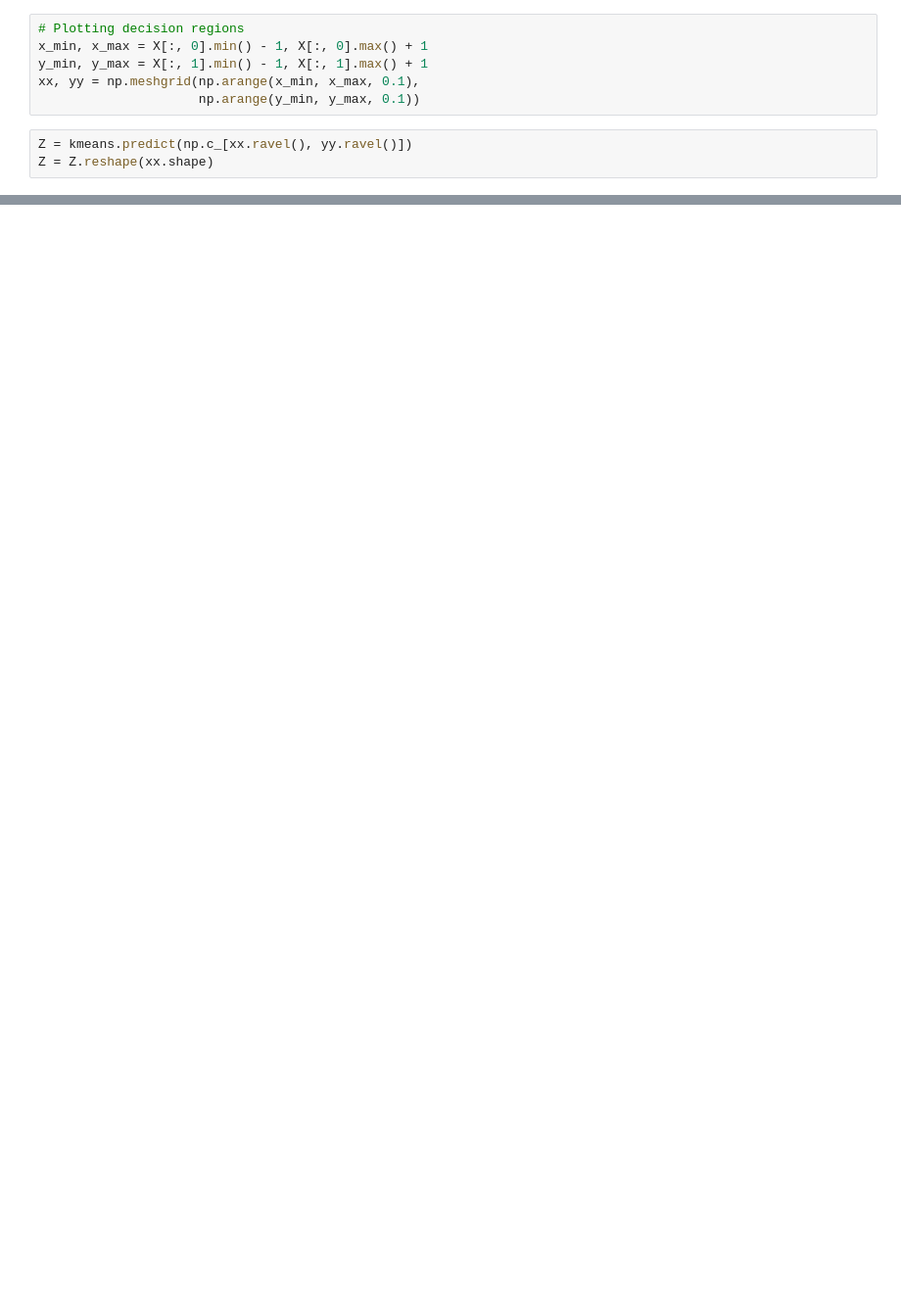
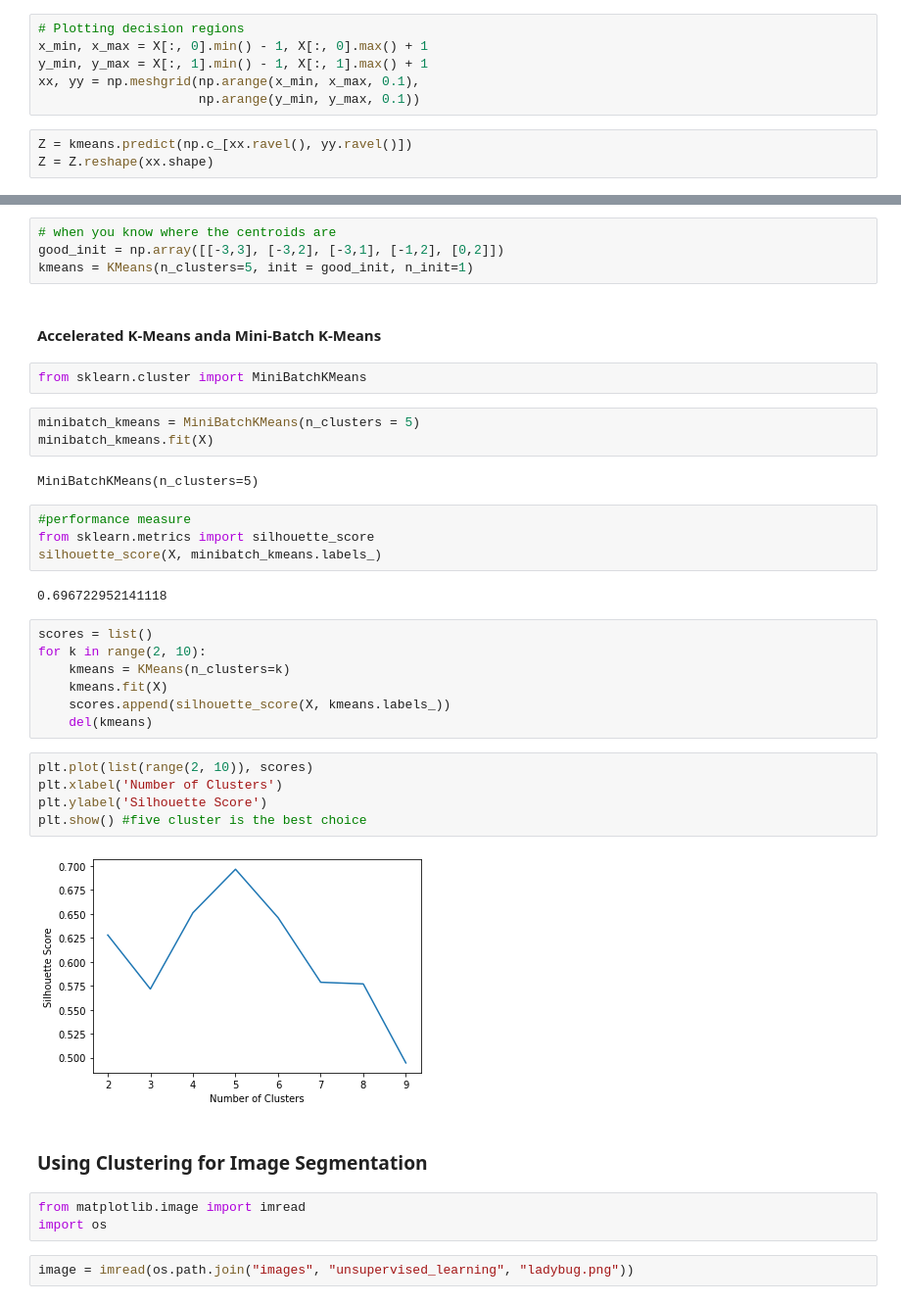
Before and after one commit to julia-rolemberg/classification-MNIST, a Jupyter notebook: unsupervised/unsupervised-learning.ipynb, the cells around one changed output, grey strips where cells are left out. Shown: that part at 98% size. Cells and saved outputs as stored; diff of their text form; blank space fills up the shorter version.

Commit message:
clustering for image segmentation

```diff
--- a/unsupervised/unsupervised-learning.ipynb
+++ b/unsupervised/unsupervised-learning.ipynb
@@ -64,0 +65,40 @@ array([[ 9.69389586,  1.21588215,  6.96499337,  9.42152935,  9.68495511],
+# %%
+# when you know where the centroids are
+good_init = np.array([[-3,3], [-3,2], [-3,1], [-1,2], [0,2]])
+kmeans = KMeans(n_clusters=5, init = good_init, n_init=1)
+# %% [markdown]
+#### Accelerated K-Means anda Mini-Batch K-Means
+# %%
+from sklearn.cluster import MiniBatchKMeans
+# %%
+minibatch_kmeans = MiniBatchKMeans(n_clusters = 5)
+minibatch_kmeans.fit(X)
+# %% [output]
+MiniBatchKMeans(n_clusters=5)
+# %%
+#performance measure
+from sklearn.metrics import silhouette_score
+silhouette_score(X, minibatch_kmeans.labels_)
+# %% [output]
+0.696722952141118
+# %%
+scores = list()
+for k in range(2, 10):
+    kmeans = KMeans(n_clusters=k)
+    kmeans.fit(X)
+    scores.append(silhouette_score(X, kmeans.labels_))
+    del(kmeans)
+# %%
+plt.plot(list(range(2, 10)), scores)
+plt.xlabel('Number of Clusters')
+plt.ylabel('Silhouette Score')
+plt.show() #five cluster is the best choice
+# %% [output]
+[figure, added]
+# %% [markdown]
+### Using Clustering for Image Segmentation
+# %%
+from matplotlib.image import imread
+import os
+# %%
+image = imread(os.path.join("images", "unsupervised_learning", "ladybug.png"))
```
Also changed, not shown: parts of 9 cells of this notebook, 8 other files.
